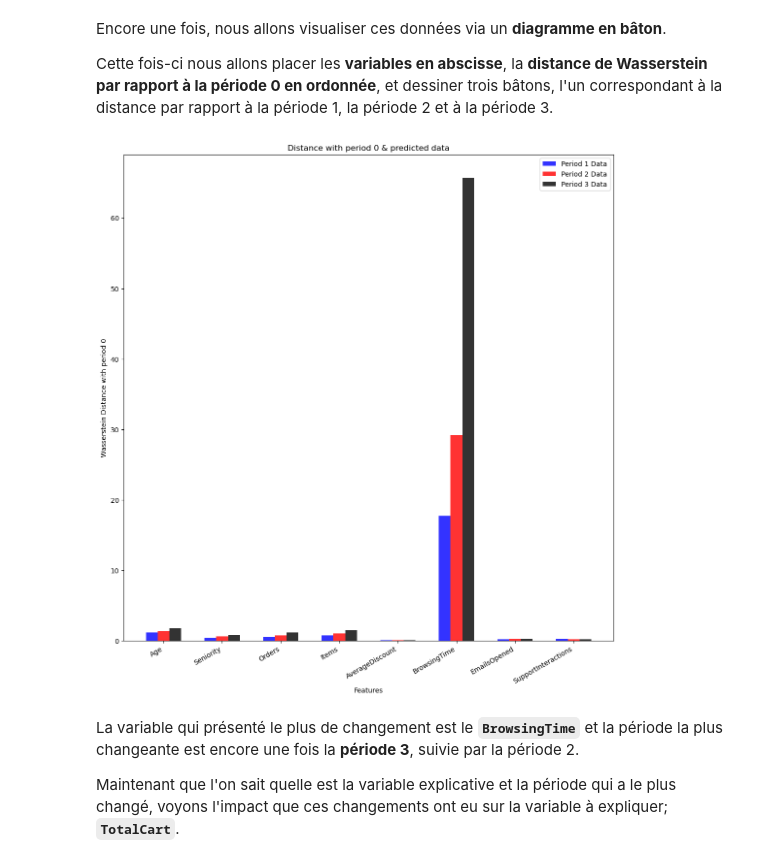
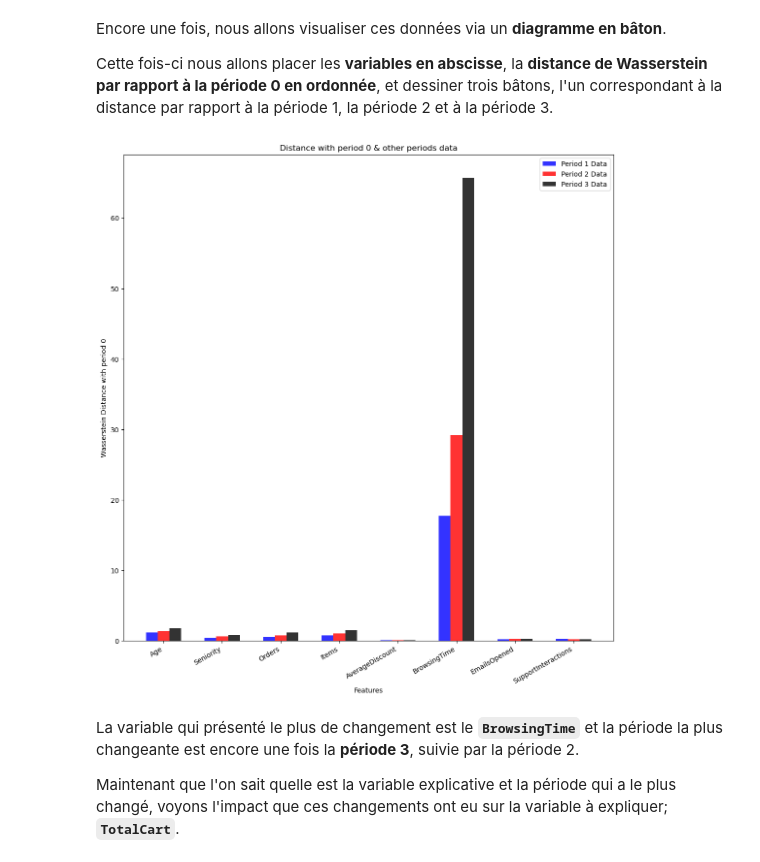
Before and after one commit to RafiqHK/Test_technique_Data_Science, a Jupyter notebook: TestTechniqueDerive_Copie.ipynb, the cells around one changed output. Saved outputs shown, nothing was run; the diff lists cells and outputs as text; code cells hidden in the pictures.

```diff
--- a/TestTechniqueDerive_Copie.ipynb
+++ b/TestTechniqueDerive_Copie.ipynb
@@ -335,16 +330,15 @@ où $X_{(1)}, \ldots, X_{(n)}$ et $Y_{(1)}, \ldots, Y_{(n)}$ sont les [**statist
 # %%
 def WassersteinDistance(X, Y, p):
 
-    n = len(X)
-
-    X.sort() #on trie les échantillons
+    #on trie les échantillons
+    X.sort()
     Y.sort()
 
     x_y = np.absolute(X - Y)
 
     to_mean = x_y**p
 
-    WD = np.mean(to_mean)**(1/p)
+    WD = (np.mean(to_mean))**(1/p)
 
     return WD
 # %% [markdown]
@@ -451,19 +444,13 @@ On peut voir dans ce diagramme que les données **`Top Category ont changé par
 # %% [markdown]
 On va commencer par récupérer les données de **formation en entrée** (période 0) dans la variable **`x_train`**, les données de **formation en sortie** (période 1 à 3), dans les variables **`x_test_pN`**, N = 1, 2 ou 3.
 # %%
-x_train = period_0
-x_train = x_train.drop(columns = ["TopCategory","TotalCart"])
+to_drop = ["TopCategory","TotalCart"]
 
+x_train   = period_0.drop(columns = to_drop)
 
-x_test_p1 = period_1
-x_test_p1 = x_test_p1.drop(columns = ["TopCategory","TotalCart"])
-
-x_test_p2 = period_2
-x_test_p2 = x_test_p2.drop(columns = ["TopCategory","TotalCart"])
-
-
-x_test_p3 = period_3
-x_test_p3 = x_test_p3.drop(columns = ["TopCategory","TotalCart"])
+x_test_p1 = period_1.drop(columns = to_drop)
+x_test_p2 = period_2.drop(columns = to_drop)
+x_test_p3 = period_3.drop(columns = to_drop)
 # %% [markdown]
 A présent, on peut calculer la distance de Wasserstein que l'on va stocker dans le tableau :
 
@@ -473,15 +460,13 @@ WD_P0_P1 = np.arange(8, dtype = float)
 WD_P0_P2 = np.arange(8, dtype = float)
 WD_P0_P3 = np.arange(8, dtype = float)
 
-i = 0
 p = 2
 
-for each in x_train:
+for i, col in enumerate(x_train):
 
-    WD_P0_P1[i] = WassersteinDistance(np.array(x_train[each]), np.array(x_test_p1[each]),p)
-    WD_P0_P2[i] = WassersteinDistance(np.array(x_train[each]), np.array(x_test_p2[each]),p)
-    WD_P0_P3[i] = WassersteinDistance(np.array(x_train[each]), np.array(x_test_p3[each]),p)
-    i = i + 1
+    WD_P0_P1[i] = WassersteinDistance(np.array(x_train[col]), np.array(x_test_p1[col]),p)
+    WD_P0_P2[i] = WassersteinDistance(np.array(x_train[col]), np.array(x_test_p2[col]),p)
+    WD_P0_P3[i] = WassersteinDistance(np.array(x_train[col]), np.array(x_test_p3[col]),p)
 # %% [markdown]
 Encore une fois, nous allons visualiser ces données via un **diagramme en bâton**.
 
@@ -490,35 +475,35 @@ Cette fois-ci nous allons placer les **variables en abscisse**, la **distance de
 objects = ('Age', 'Seniority', 'Orders','Items', 'AverageDiscount', 'BrowsingTime','EmailsOpened','SupportInteractions')
 
 y_pos = np.arange(len(objects))
 
 fig, ax = plt.subplots(figsize=(13, 13))
 bar_width = 0.2
 opacity = 0.8
 
 rects1 = plt.bar(y_pos, WD_P0_P1, bar_width,
 alpha=opacity,
 color='b',
 label='Period 1 Data')
 
 rects2 = plt.bar(y_pos + bar_width, WD_P0_P2, bar_width,
 alpha=opacity,
 color='r',
 label='Period 2 Data')
 
 rects3 = plt.bar(y_pos + 2*bar_width, WD_P0_P3, bar_width,
 alpha=opacity,
 color='black',
 label='Period 3 Data')
 
 plt.xlabel('Features')
 plt.ylabel('Wasserstein Distance with period 0')
-plt.title('Distance with period 0 & predicted data')
+plt.title('Distance with period 0 & other periods data')
 plt.xticks(y_pos + bar_width, objects,rotation=30, ha='right')
 plt.legend()
 
 plt.show()
 # %% [output]
-[figure, old version]
+[figure, new version]
 # %% [markdown]
 La variable qui présenté le plus de changement est le **`BrowsingTime`** et la période la plus changeante est encore une fois la **période 3**, suivie par la période 2.
 
```
Also changed, not shown: parts of 22 cells of this notebook.
